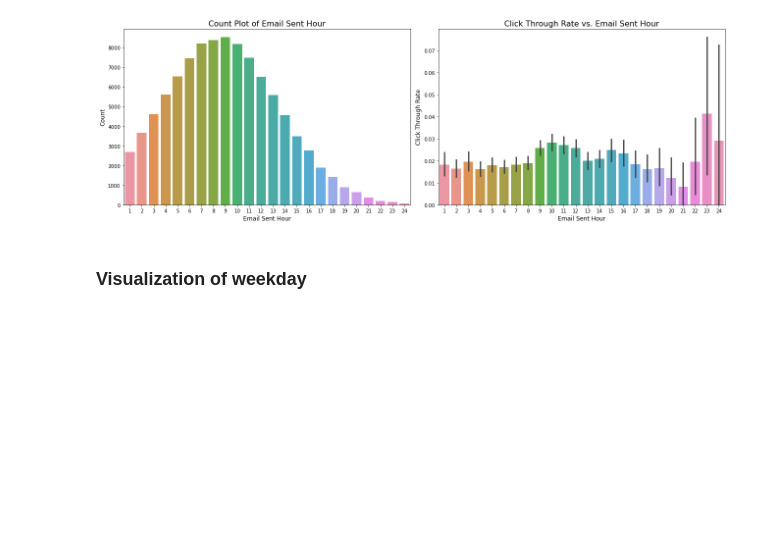
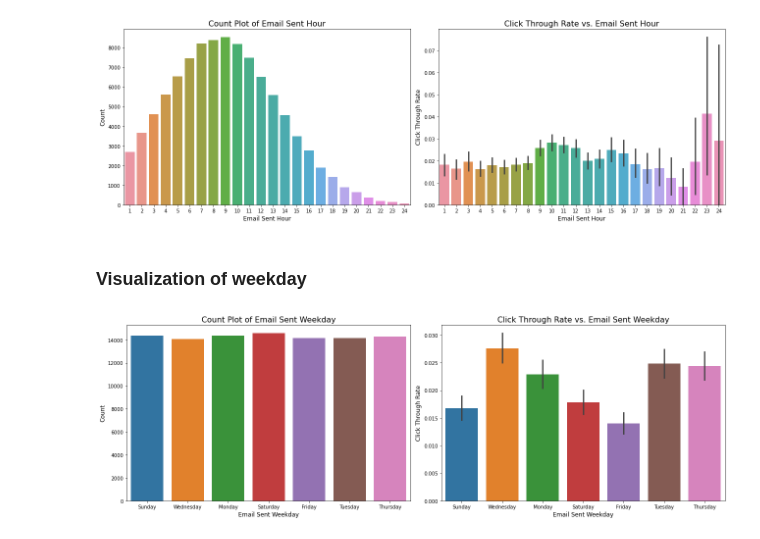
Before and after one commit to kluo9/DS_CASE, a Jupyter notebook: email.ipynb, the cells around one changed output. Cells and saved outputs as stored; diff of their text form; code cells hidden in the pictures; blank space fills up the shorter version.

Commit message:
email: add new content

```diff
--- a/email.ipynb
+++ b/email.ipynb
@@ -200,3 +200,18 @@ plt.show()
 [figure]
 # %% [markdown]
 ### Visualization of weekday
+# %%
+fig, ax = plt.subplots(nrows=1, ncols=2, figsize=(18, 6))
+sns.countplot(x='weekday', data=data, ax=ax[0])
+ax[0].set_xlabel('Email Sent Weekday', fontsize=12)
+ax[0].set_ylabel('Count', fontsize=12)
+ax[0].set_title('Count Plot of Email Sent Weekday', fontsize=16)
+
+sns.barplot(x='weekday', y='clicked', data=data, ax=ax[1])
+ax[1].set_xlabel('Email Sent Weekday', fontsize=12)
+ax[1].set_ylabel('Click Through Rate', fontsize=12)
+ax[1].set_title('Click Through Rate vs. Email Sent Weekday', fontsize=16)
+plt.tight_layout()
+plt.show()
+# %% [output]
+[figure, added]
```
